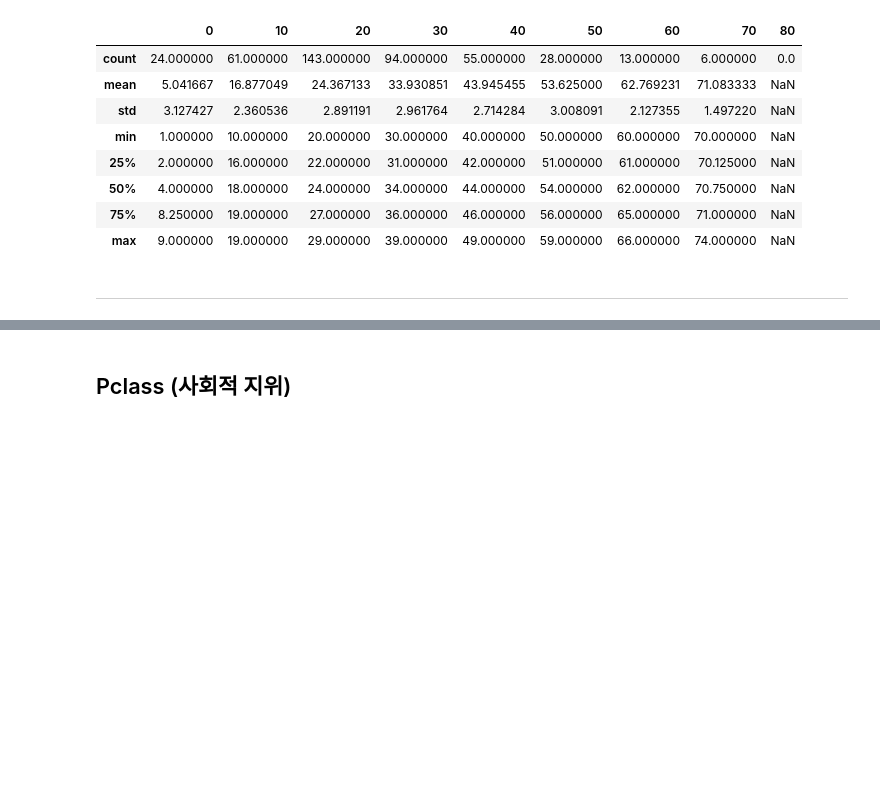
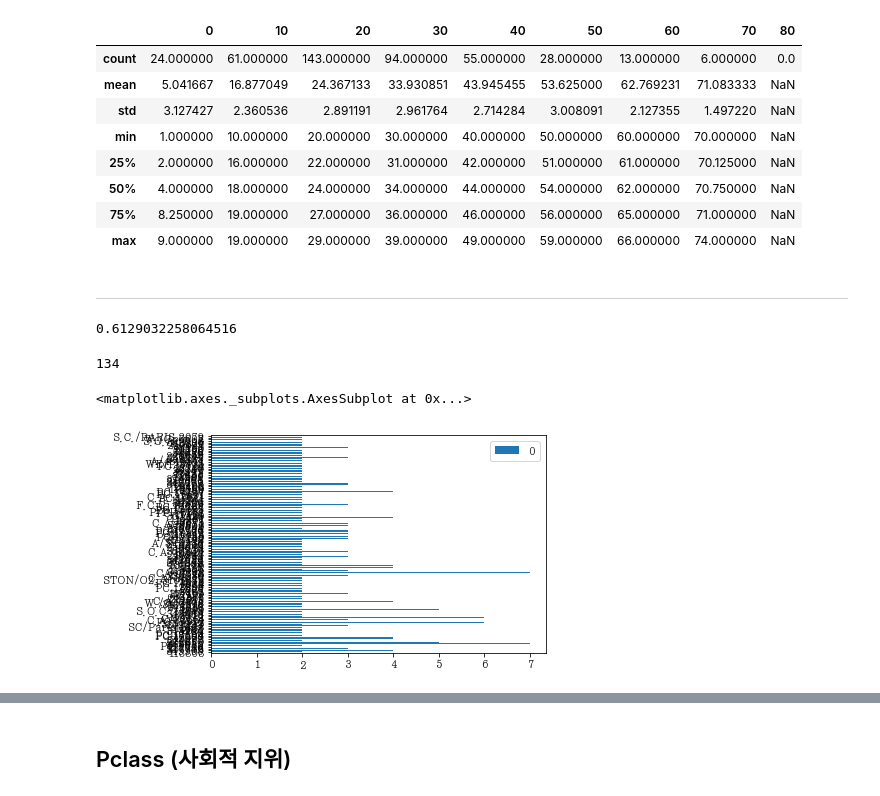
Before and after one commit to Abdumaleek/Kaggle-Titanic, a Jupyter notebook: New Titanic.ipynb, the cells around one changed output, grey strips where cells are left out. Cells and saved outputs as stored; diff of their text form; code cells hidden in the pictures; blank space fills up the shorter version.

```diff
--- a/New Titanic.ipynb
+++ b/New Titanic.ipynb
@@ -743,3 +694,24 @@ DAge
 | max | 9.000000 | 19.000000 | 29.000000 | 39.000000 | 49.000000 | 59.000000 | 66.000000 | 74.000000 | NaN |
 # %% [markdown]
 ----------------------------------------------
+# %%
+38/(38+24)
+# %% [output]
+0.6129032258064516
+# %%
+#누적 Ticket번호(동승자)
+tempC = defaultdict(int)
+for i in train.Ticket:
+    tempC[i] += 1
+family = defaultdict(int)
+for k,v in tempC.items():
+    if tempC[k] > 1:
+        family[k] = v
+len(family)
+# %% [output]
+134
+# %%
+Fdf= pd.DataFrame()
+# %% [output]
+<matplotlib.axes._subplots.AxesSubplot at 0x...>
+[figure, added]
```
Also changed, not shown: parts of 52 cells of this notebook.
